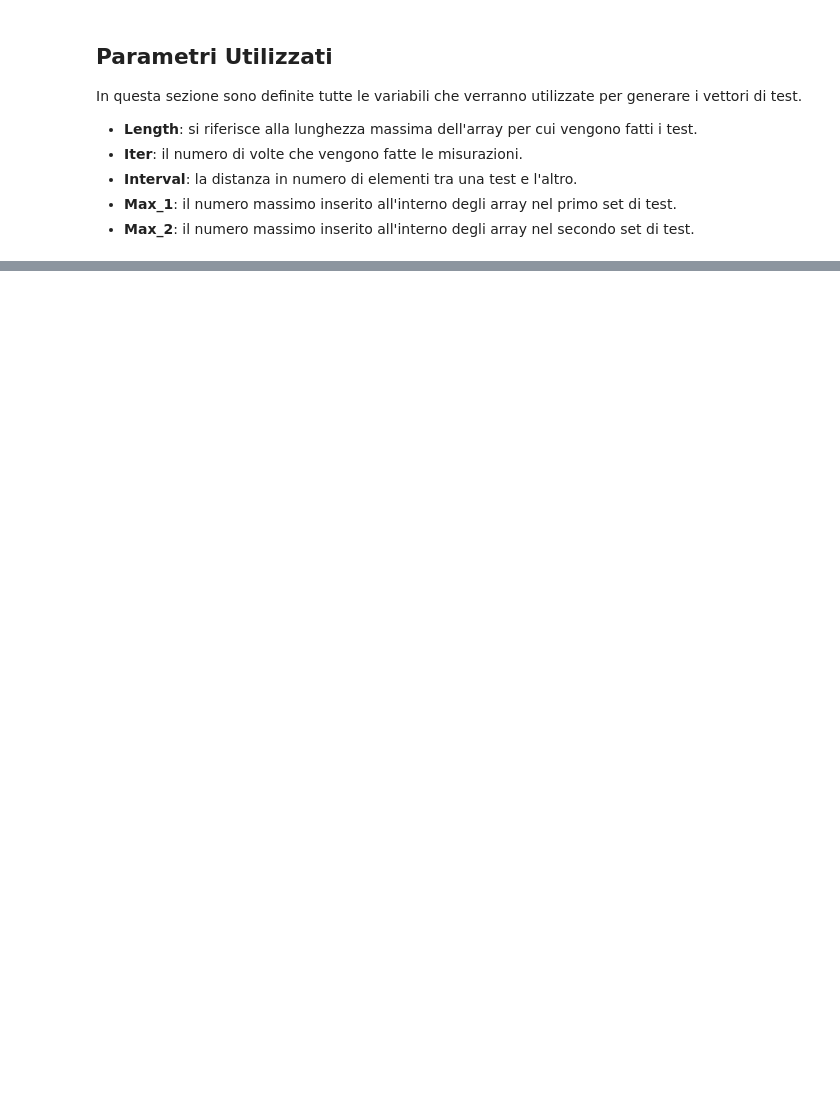
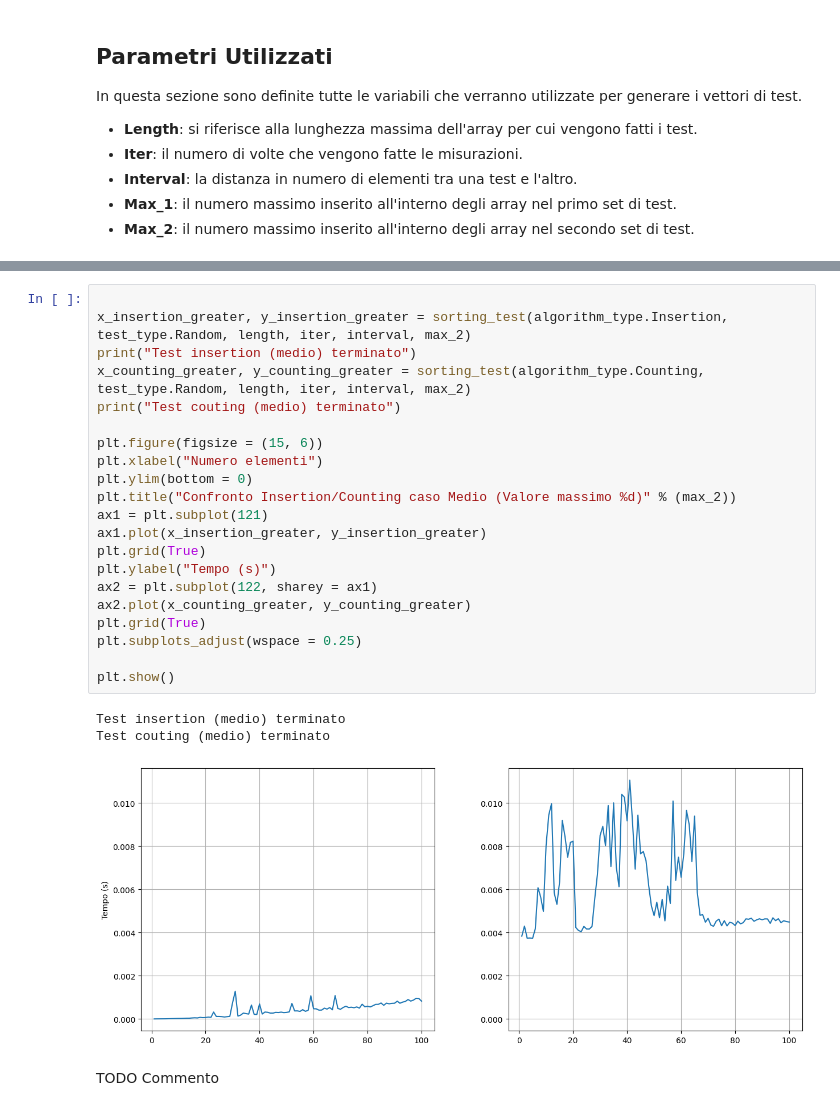
Before and after one commit to LucchesiCarlo/Laboratori_Algoritmi, a Jupyter notebook: Notebook.ipynb, the cells around one changed output, grey strips where cells are left out. Saved outputs shown, nothing was run; the diff lists cells and outputs as text; blank space fills up the shorter version.

```diff
--- a/Notebook.ipynb
+++ b/Notebook.ipynb
@@ -113,0 +271,27 @@ I risultati che questa funzione genera sono 2 liste: la prima indica il numero d
+# %%
+
+x_insertion_greater, y_insertion_greater = sorting_test(algorithm_type.Insertion, test_type.Random, length, iter, interval, max_2)
+print("Test insertion (medio) terminato")
+x_counting_greater, y_counting_greater = sorting_test(algorithm_type.Counting, test_type.Random, length, iter, interval, max_2)
+print("Test couting (medio) terminato")
+
+plt.figure(figsize = (15, 6))
+plt.xlabel("Numero elementi")
+plt.ylim(bottom = 0)
+plt.title("Confronto Insertion/Counting caso Medio (Valore massimo %d)" % (max_2))
+ax1 = plt.subplot(121)
+ax1.plot(x_insertion_greater, y_insertion_greater)
+plt.grid(True)
+plt.ylabel("Tempo (s)")
+ax2 = plt.subplot(122, sharey = ax1)
+ax2.plot(x_counting_greater, y_counting_greater)
+plt.grid(True)
+plt.subplots_adjust(wspace = 0.25)
+
+plt.show()
+# %% [output]
+Test insertion (medio) terminato
+Test couting (medio) terminato
+[figure, added]
+# %% [markdown]
+TODO Commento
```
Also changed, not shown: parts of 23 cells of this notebook, 1 other file.
